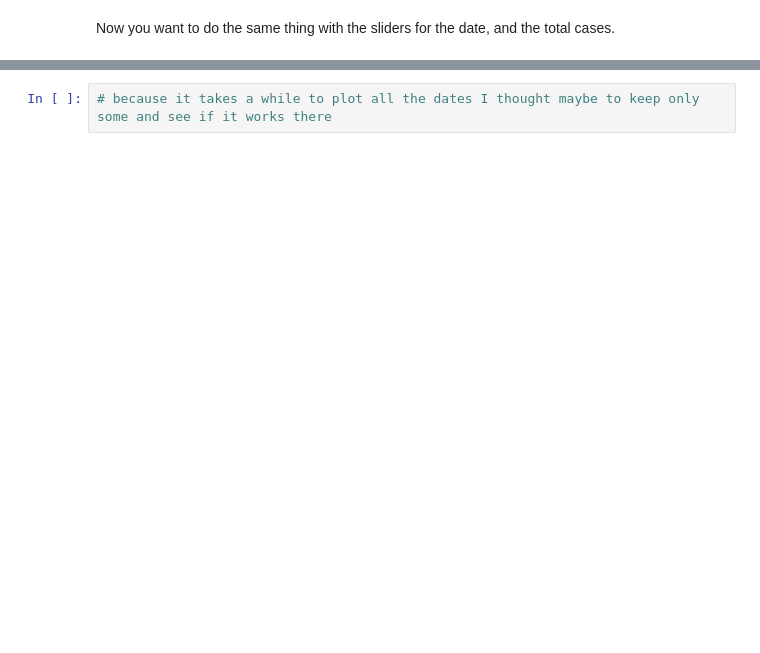
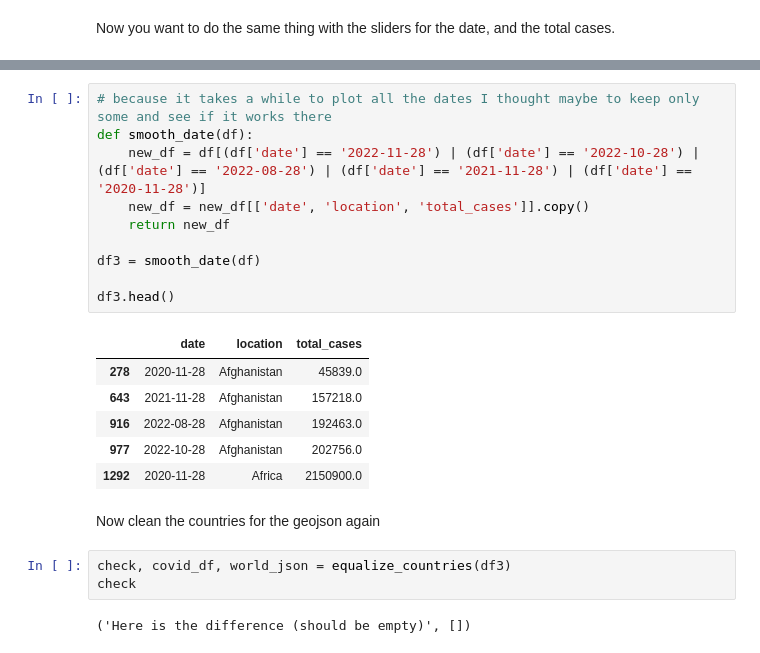
Before and after one commit to jlarija/DataVisualisationProject, a Jupyter notebook: iHateTheUK.ipynb, the cells around one changed output, grey strips where cells are left out. Saved outputs shown, nothing was run; the diff lists cells and outputs as text; blank space fills up the shorter version.

```diff
--- a/iHateTheUK.ipynb
+++ b/iHateTheUK.ipynb
@@ -221,2 +244,24 @@ df2.head()
 # %%
 # because it takes a while to plot all the dates I thought maybe to keep only some and see if it works there
+def smooth_date(df):
+    new_df = df[(df['date'] == '2022-11-28') | (df['date'] == '2022-10-28') | (df['date'] == '2022-08-28') | (df['date'] == '2021-11-28') | (df['date'] == '2020-11-28')]
+    new_df = new_df[['date', 'location', 'total_cases']].copy()
+    return new_df
+
+df3 = smooth_date(df)
+
+df3.head()
+# %% [output]
+|  | date | location | total_cases |
+| 278 | 2020-11-28 | Afghanistan | 45839.0 |
+| 643 | 2021-11-28 | Afghanistan | 157218.0 |
+| 916 | 2022-08-28 | Afghanistan | 192463.0 |
+| 977 | 2022-10-28 | Afghanistan | 202756.0 |
+| 1292 | 2020-11-28 | Africa | 2150900.0 |
+# %% [markdown]
+Now clean the countries for the geojson again
+# %%
+check, covid_df, world_json = equalize_countries(df3)
+check
+# %% [output]
+('Here is the difference (should be empty)', [])
```
Also changed, not shown: parts of 12 cells of this notebook.
